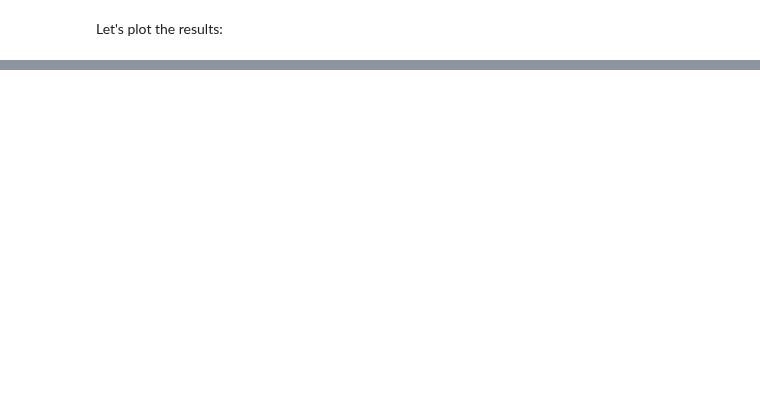
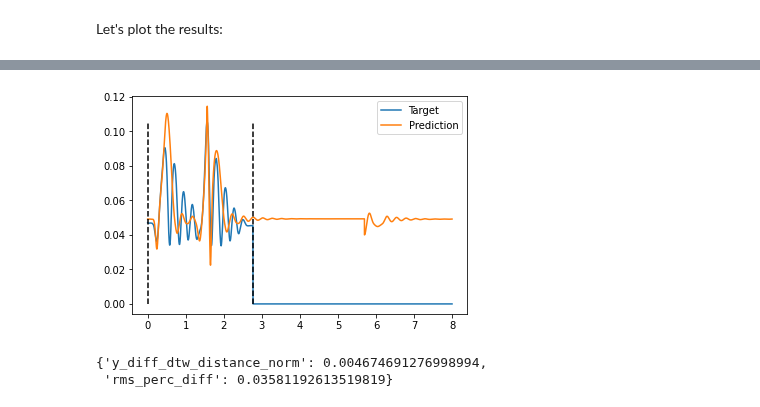
Before and after one commit to mnicstruwig/FlexibleFluxSimulator, a Jupyter notebook: examples/01_microgenerator.ipynb, the cells around one changed output, grey strips where cells are left out. Cells and saved outputs as stored; diff of their text form; code cells hidden in the pictures; blank space fills up the shorter version.

```diff
--- a/examples/01_microgenerator.ipynb
+++ b/examples/01_microgenerator.ipynb
@@ -353,0 +401,36 @@ results.plot(x='time', y='v_load')
+# %%
+sample = ffs.evaluate.Sample(
+    acc_path='../data/2019-05-23/A/log_04_acc.csv',
+    adc_path='../data/2019-05-23/A/log_04_adc.csv',
+    video_labels_path='../data/2019-05-23/A/a004_transcoded_subsampled_labels_2019-10-31-10:24:04.csv'
+)
+# %%
+solve_kwargs = dict(
+    t_start=0,
+    t_end=8,
+    y0=[0., 0., 0.04, 0., 0.],  # initial conditions
+    t_eval=np.linspace(0, 8, 1000),
+    t_max_step=1e-3
+)
+# %%
+results, _ = model.score_sample(
+    sample=sample,
+    solve_kwargs=solve_kwargs,
+    y_diff_expr='x3-x1',
+    mech_metrics_dict={'y_diff_dtw_distance_norm': ffs.metrics.dtw_euclid_norm_by_length},
+    v_load_expr='g(t, x5)',
+    elec_metrics_dict={'rms_perc_diff': ffs.metrics.root_mean_square_percentage_diff}
+
+)
+# %%
+evaluators = _
+# %%
+mech_evaluator = evaluators['mech']
+mech_evaluator.poof()
+# %% [output]
+[figure, added]
+# %%
+results
+# %% [output]
+{'y_diff_dtw_distance_norm': 0.004674691276998994,
+ 'rms_perc_diff': 0.03581192613519819}
```
Also changed, not shown: parts of 11 cells of this notebook.
